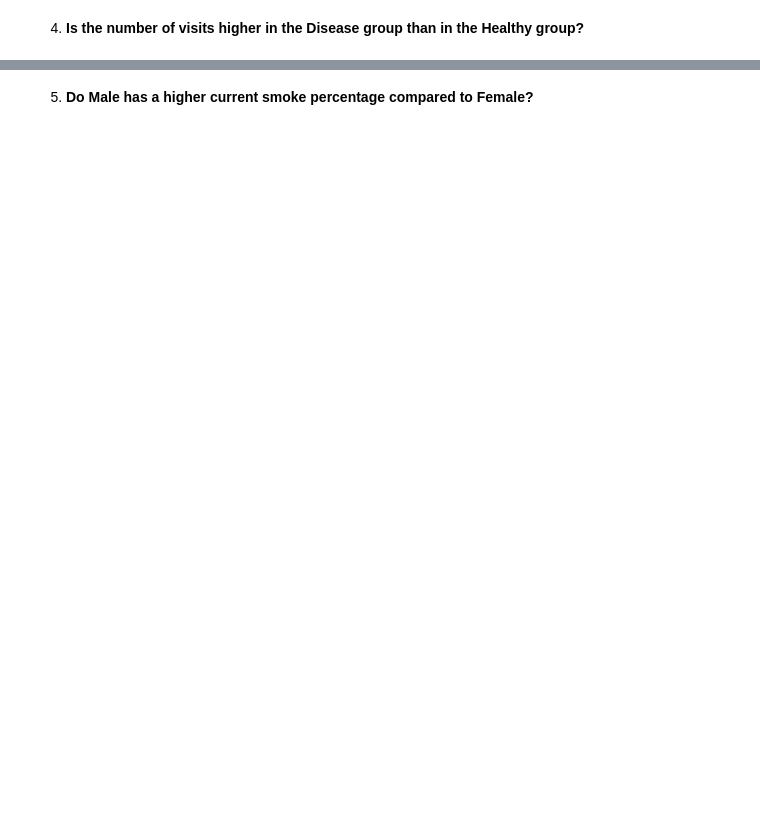
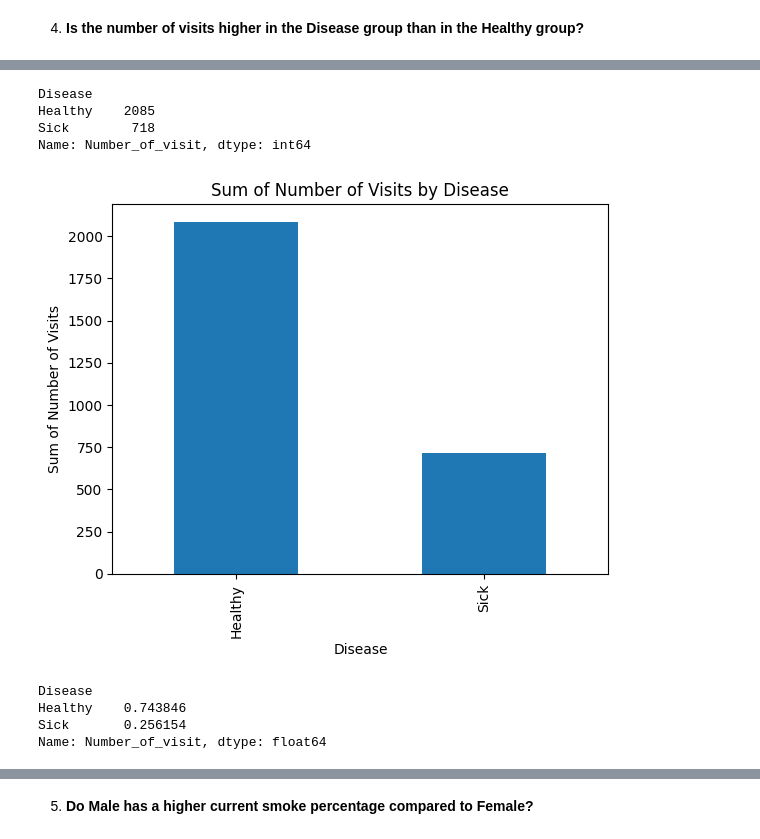
Before and after one commit to julian-lh/THL-Abgaben, a Jupyter notebook: Data-Science/7_Data_Clean/7_Data_Clean.ipynb, the cells around one changed output, grey strips where cells are left out. Drawn from its saved outputs; the diff is of its cells as text; code cells hidden in the pictures; blank space fills up the shorter version.

```diff
--- a/Data-Science/7_Data_Clean/7_Data_Clean.ipynb
+++ b/Data-Science/7_Data_Clean/7_Data_Clean.ipynb
@@ -436,0 +453,29 @@ However, comparing the other statuses "Current", "Never" and "Previous", the occ
+# %%
+df = pd.read_csv(url_patient_info)
+df['Disease'] = df['Disease'].map({1: 'Sick', 2: 'Healthy'})
+
+sum_visits_disease = df.groupby('Disease')['Number_of_visit'].sum()
+sum_visits_disease
+# %% [output]
+Disease
+Healthy    2085
+Sick        718
+Name: Number_of_visit, dtype: int64
+# %%
+sum_visits_disease.plot(kind='bar')
+
+plt.title("Sum of Number of Visits by Disease")
+plt.xlabel("Disease")
+plt.ylabel("Sum of Number of Visits")
+
+plt.show()
+# %% [output]
+[figure, added]
+# %%
+relative_visits = sum_visits_disease.div(sum_visits_disease.sum(axis=0), axis=0)
+relative_visits
+# %% [output]
+Disease
+Healthy    0.743846
+Sick       0.256154
+Name: Number_of_visit, dtype: float64
```
Also changed, not shown: parts of 12 cells of this notebook.
